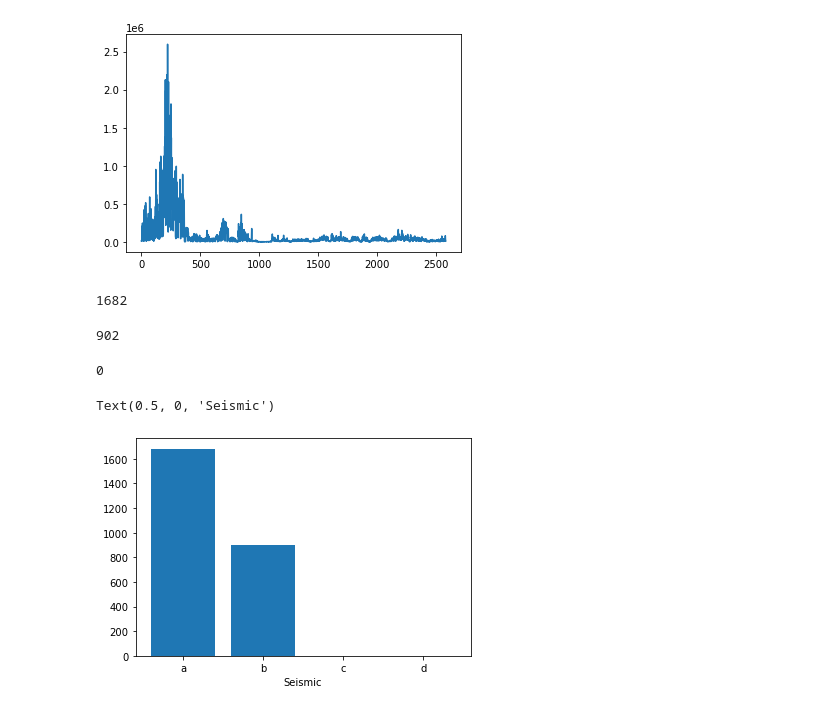
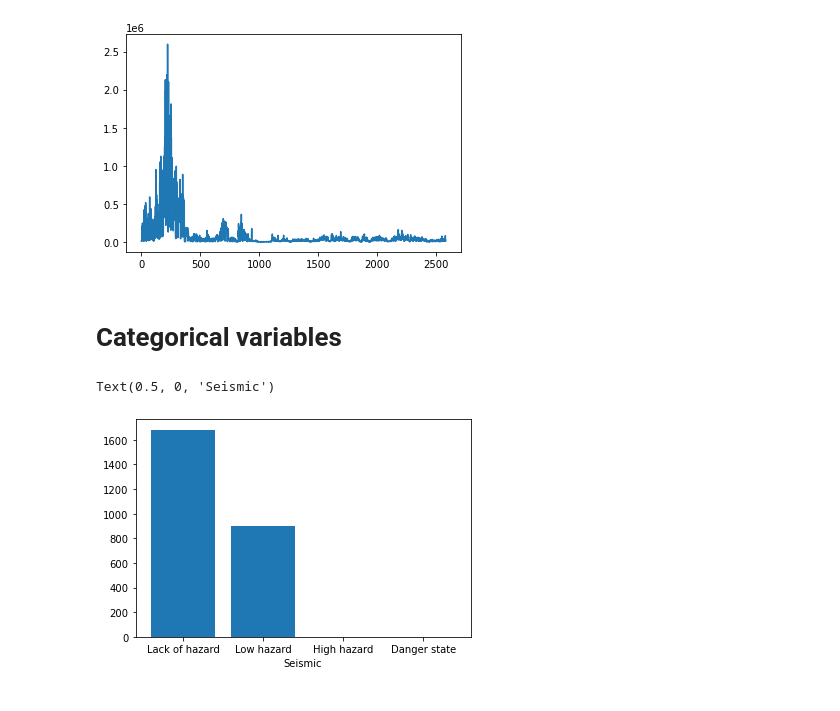
Before and after one commit to Grade0/DM-I, a Jupyter notebook: project.ipynb, the cells around one changed output. Cells and saved outputs as stored; diff of their text form; code cells hidden in the pictures.

Commit message:
Added more plots and comments

```diff
--- a/project.ipynb
+++ b/project.ipynb
@@ -51,21 +58,13 @@ plt.plot(df["genergy"])
 plt.show()
 # %% [output]
 [figure]
-# %%
-(df["seismic"]=='a').sum()
-# %% [output]
-1682
-# %%
-(df["seismic"]=='b').sum()
-# %% [output]
-902
-# %%
-(df["seismic"]=='c').sum()
-# %% [output]
-0
+# %% [markdown]
+# Categorical variables
 # %%
-plt.bar(["a","b","c","d"],[(df["seismic"]=='a').sum(),(df["seismic"]=='b').sum(),(df["seismic"]=='c').sum(),(df["seismic"]=='d').sum()])
+#Making bar plots for categorical variables (seismic, seismoacoustic, shift, ghazard)
+
+plt.bar(["Lack of hazard","Low hazard","High hazard","Danger state"],[(df["seismic"]=='a').sum(),(df["seismic"]=='b').sum(),(df["seismic"]=='c').sum(),(df["seismic"]=='d').sum()])
 plt.xlabel("Seismic")
 # %% [output]
 Text(0.5, 0, 'Seismic')
-[figure, old version]
+[figure, new version]
```
Also changed, not shown: parts of 20 cells of this notebook, 2 other files.
